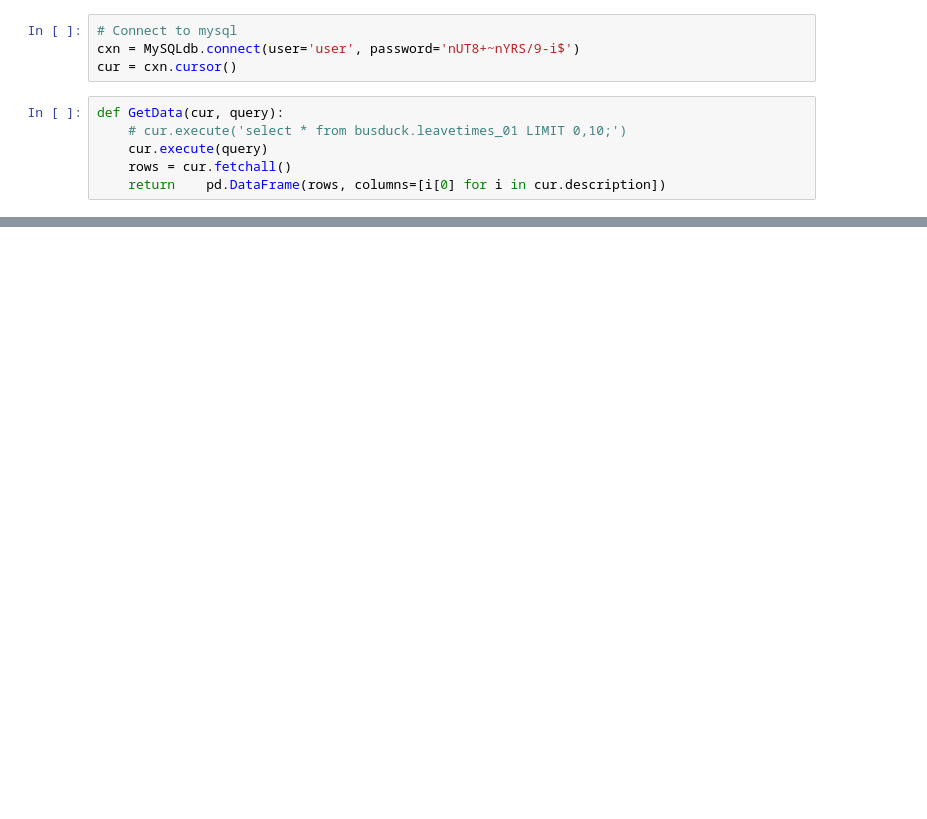
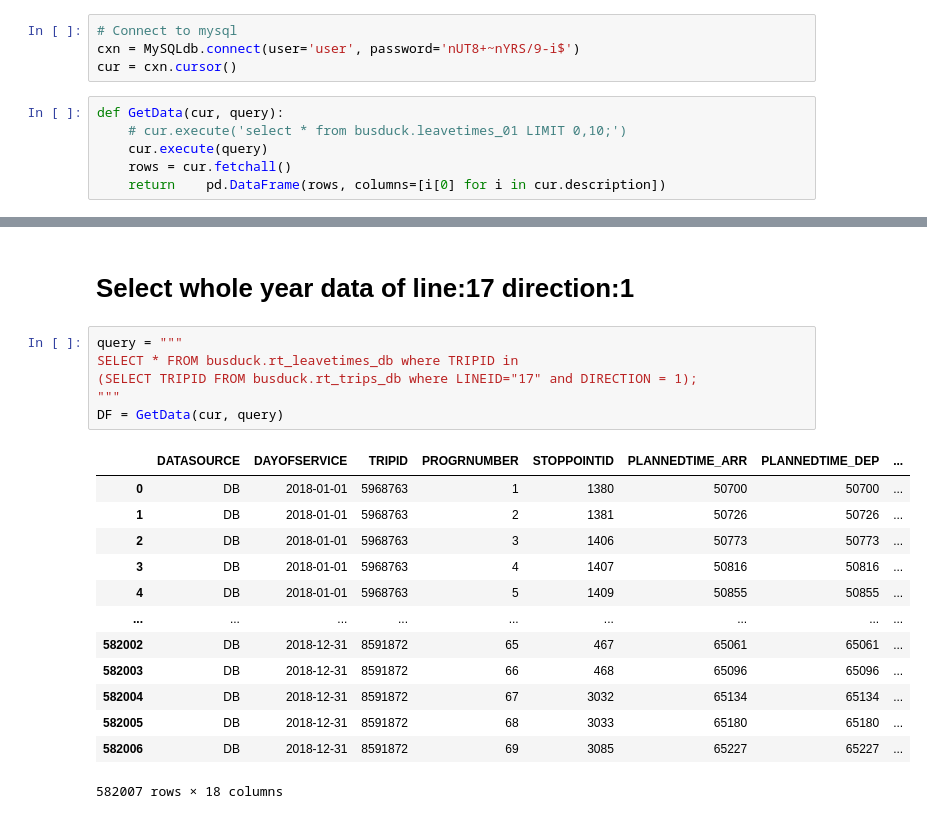
Before and after one commit to JasonZhang-ML/Dublin_bus, a Jupyter notebook: src/Data Analysis/Data preprocessing.ipynb, the cells around one changed output, grey strips where cells are left out. Drawn from its saved outputs; the diff is of its cells as text; blank space fills up the shorter version.

```diff
--- a/src/Data Analysis/Data preprocessing.ipynb
+++ b/src/Data Analysis/Data preprocessing.ipynb
@@ -23,0 +67,22 @@ DF
+# %% [markdown]
+# Select whole year data of line:17 direction:1
+# %%
+query = """
+SELECT * FROM busduck.rt_leavetimes_db where TRIPID in
+(SELECT TRIPID FROM busduck.rt_trips_db where LINEID="17" and DIRECTION = 1);
+"""
+DF = GetData(cur, query)
+# %% [output]
+|  | DATASOURCE | DAYOFSERVICE | TRIPID | PROGRNUMBER | STOPPOINTID | PLANNEDTIME_ARR | PLANNEDTIME_DEP | ... |
+| 0 | DB | 2018-01-01 | 5968763 | 1 | 1380 | 50700 | 50700 | ... |
+| 1 | DB | 2018-01-01 | 5968763 | 2 | 1381 | 50726 | 50726 | ... |
+| 2 | DB | 2018-01-01 | 5968763 | 3 | 1406 | 50773 | 50773 | ... |
+| 3 | DB | 2018-01-01 | 5968763 | 4 | 1407 | 50816 | 50816 | ... |
+| 4 | DB | 2018-01-01 | 5968763 | 5 | 1409 | 50855 | 50855 | ... |
+| ... | ... | ... | ... | ... | ... | ... | ... | ... |
+| 582002 | DB | 2018-12-31 | 8591872 | 65 | 467 | 65061 | 65061 | ... |
+| 582003 | DB | 2018-12-31 | 8591872 | 66 | 468 | 65096 | 65096 | ... |
+| 582004 | DB | 2018-12-31 | 8591872 | 67 | 3032 | 65134 | 65134 | ... |
+| 582005 | DB | 2018-12-31 | 8591872 | 68 | 3033 | 65180 | 65180 | ... |
+| 582006 | DB | 2018-12-31 | 8591872 | 69 | 3085 | 65227 | 65227 | ... |
+582007 rows × 18 columns
```
Also changed, not shown: parts of 47 cells of this notebook.
